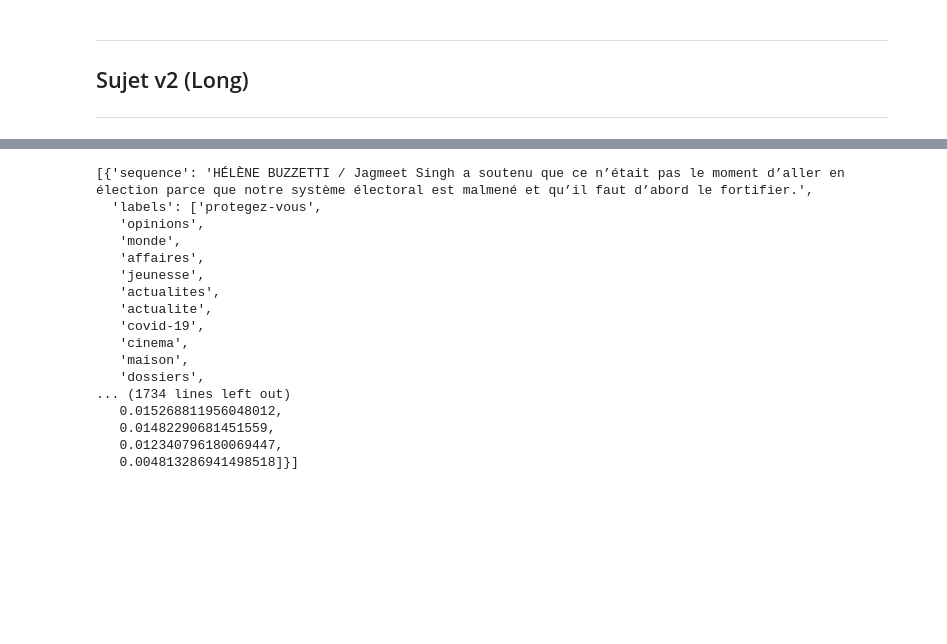
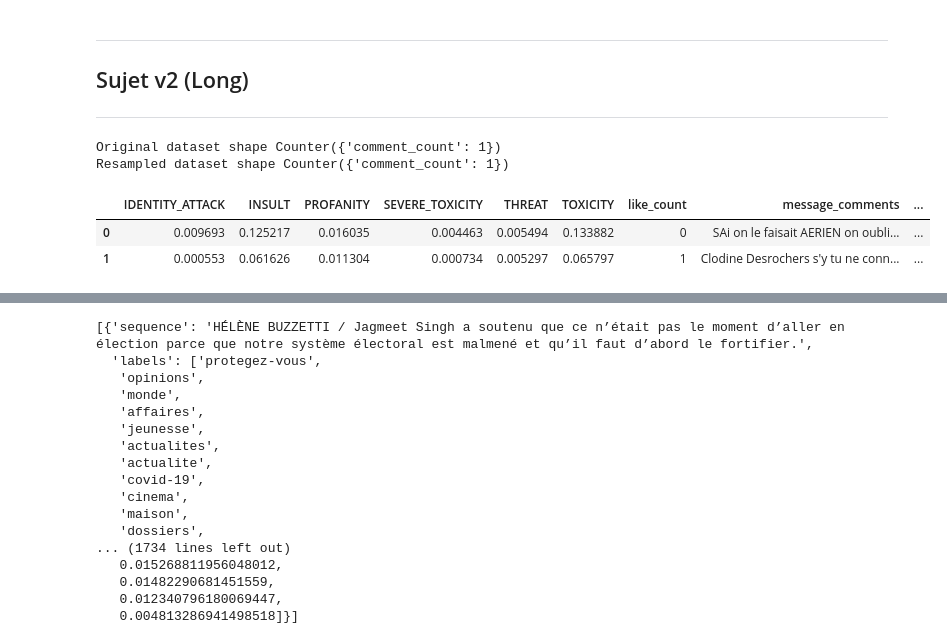
Before and after one commit to caseguin/GLO-7027, a Jupyter notebook: charles_workspace/charles_cleaning.ipynb, the cells around one changed output, grey strips where cells are left out. Cells and saved outputs as stored; diff of their text form; code cells hidden in the pictures; blank space fills up the shorter version.

```diff
--- a/charles_workspace/charles_cleaning.ipynb
+++ b/charles_workspace/charles_cleaning.ipynb
@@ -636,4 +636,41 @@ map directly to c-types [inferred_type->mixed,key->block2_values] [items->Index(
 ***
 # %%
 df_merge = pd.read_hdf(cwd + '\\dataframe\\' + 'df_merge.h5')
+# %%
+# Undersampling
+from collections import Counter
+from imblearn.under_sampling import RandomUnderSampler
+
+df_merge['comments_binary'] = np.where(df_merge['comment_count']==0, 0, 1)
+
+col_dep = ["comment_count"]
+col_indep = []
+
+for col in df_merge.columns.tolist():
+    if col != "comment_count" :
+        col_indep.append(col)
+
+X = df_merge[col_indep]
+y = df_merge[col_dep]
+
+def randomUnderSampling(X, y):
+    X = df_merge[col_indep]
+    y = df_merge[col_dep]
+    print('Original dataset shape %s' % Counter(y))
+
+    rus = RandomUnderSampler(random_state=42)
+    X_res, y_res = rus.fit_resample(X, y)
+
+    print('Resampled dataset shape %s' % Counter(y_res))
+    return X_res, y_res
+
+X, y = randomUnderSampling(X, y)
+df = X.reset_index(drop=True)
+df.head(2)
+# %% [output]
+Original dataset shape Counter({'comment_count': 1})
+Resampled dataset shape Counter({'comment_count': 1})
+|  | IDENTITY_ATTACK | INSULT | PROFANITY | SEVERE_TOXICITY | THREAT | TOXICITY | like_count | message_comments | ... |
+| 0 | 0.009693 | 0.125217 | 0.016035 | 0.004463 | 0.005494 | 0.133882 | 0 | SAi on le faisait AERIEN on oubli... | ... |
+| 1 | 0.000553 | 0.061626 | 0.011304 | 0.000734 | 0.005297 | 0.065797 | 1 | Clodine Desrochers s'y tu ne conn... | ... |
 # %%
```
Also changed, not shown: parts of 2 cells of this notebook.
